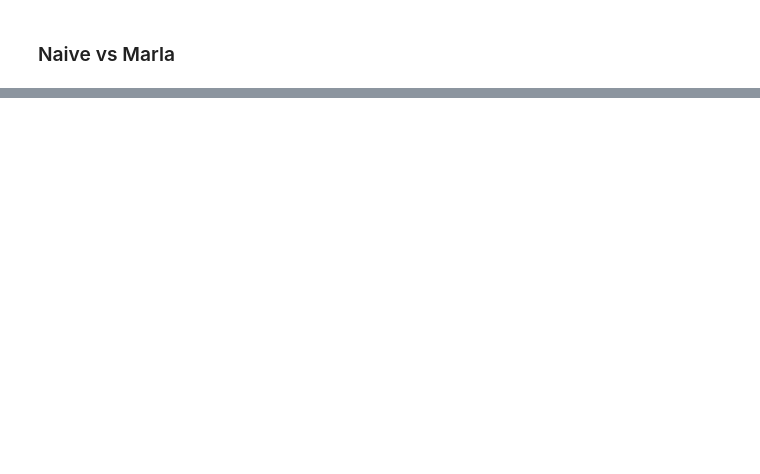
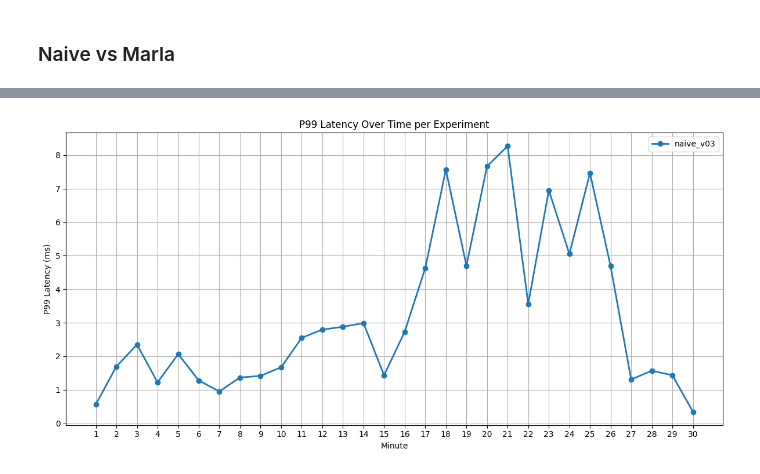
Before and after one commit to georgakopoulosgeo/Interference_Thesis_NTUA, a Jupyter notebook: Results/naive_vs_marla.ipynb, the cells around one changed output, grey strips where cells are left out. Cells and saved outputs as stored; diff of their text form; code cells hidden in the pictures; blank space fills up the shorter version.

```diff
--- a/Results/naive_vs_marla.ipynb
+++ b/Results/naive_vs_marla.ipynb
@@ -49,0 +51,5 @@ plot_p99_latency(["naive_v01.csv", "marla_v01.csv"])
+# %%
+# plot for naive 02 and naive 03
+plot_p99_latency(["naive_v03.csv"])
+# %% [output]
+[figure, added]
```
Also changed, not shown: parts of 2 cells of this notebook, 9 other files.
